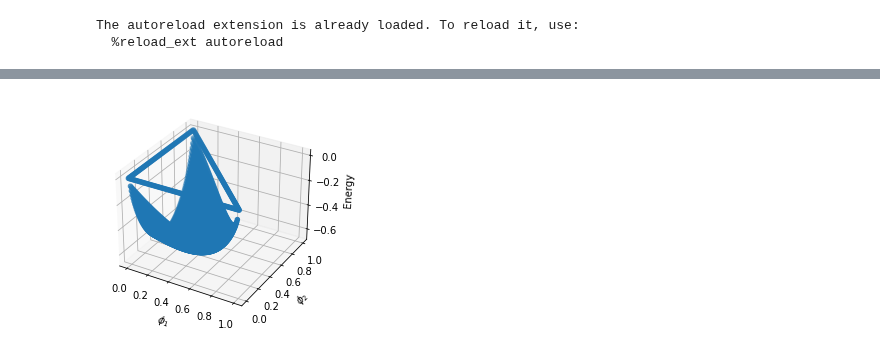
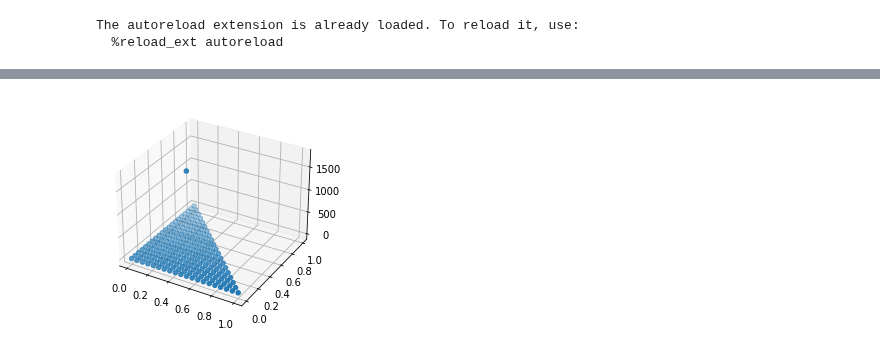
Before and after one commit to kiranvad/polyphase, a Jupyter notebook: notebooks/[ASR] Energy corrections.ipynb, the cells around one changed output, grey strips where cells are left out. Saved outputs shown, nothing was run; the diff lists cells and outputs as text; code cells hidden in the pictures.

```diff
--- a/notebooks/[ASR] Energy corrections.ipynb
+++ b/notebooks/[ASR] Energy corrections.ipynb
@@ -19,14 +19,14 @@ from scipy.spatial import ConvexHull
 def get_lower_convexhull(points):
     inf_ind = np.shape(points)[0]
     base_points = points[:,:-1].mean(axis=0)
-    inf_height = 1e10*max(points[:,-1])
+    inf_height = 1e10*abs(max(points[:,-1]))
     p_inf = np.hstack((base_points,inf_height))
     points_inf = np.vstack((points,p_inf))
     hull = ConvexHull(points_inf)
     lower = ~(hull.simplices==inf_ind).any(axis=1)
     lower_hull = hull.simplices[lower]
 
-    return lower_hull
+    return lower_hull,points_inf
 # %%
 # 2D example of Upper Hull and Lower Hull
 points = np.random.rand(30,2)
@@ -55,13 +55,12 @@ plt.show()
 # %%
 grid = polyphase.makegridnd(20,3)
-M = [1,1,1]
-chi = [3.1,3.1,3.1]
-f = lambda x: polyphase.flory_huggins(x,M,chi)
+M, chi = polyphase.get_sample_data(1)
+f = lambda x : polyphase.flory_huggins(x, M, chi)
 energy = np.asarray([f(x) for x in grid.T])
 points = np.concatenate((grid[:-1,:].T,energy.reshape(-1,1)),axis=1)
 
 hull = ConvexHull(points)
-lower_hull = get_lower_convexhull(points)
+lower_hull, points_inf = get_lower_convexhull(points)
 zlower = hull.equations[:,-2]<0
 
 fig, axs = plt.subplots(1,3,figsize=(3*4,4),subplot_kw={'projection':'3d'})
@@ -94,9 +79,6 @@ plt.show()
 # %%
-fig,ax = plt.subplots(subplot_kw = {'projection':'3d'})
-ax.scatter(engine.grid[0,:],engine.grid[1,:],engine.energy)
-ax.set_xlabel(r'$\phi_1$')
-ax.set_ylabel(r'$\phi_2$')
-ax.set_zlabel('Energy')
+fig, ax = plt.subplots(subplot_kw = {'projection':'3d'})
+ax.scatter(points_inf[:,0], points_inf[:,1],points_inf[:,2])
 plt.show()
 # %% [output]
-[figure, old version]
+[figure, new version]
```
Also changed, not shown: parts of 7 cells of this notebook, 6 other files.
